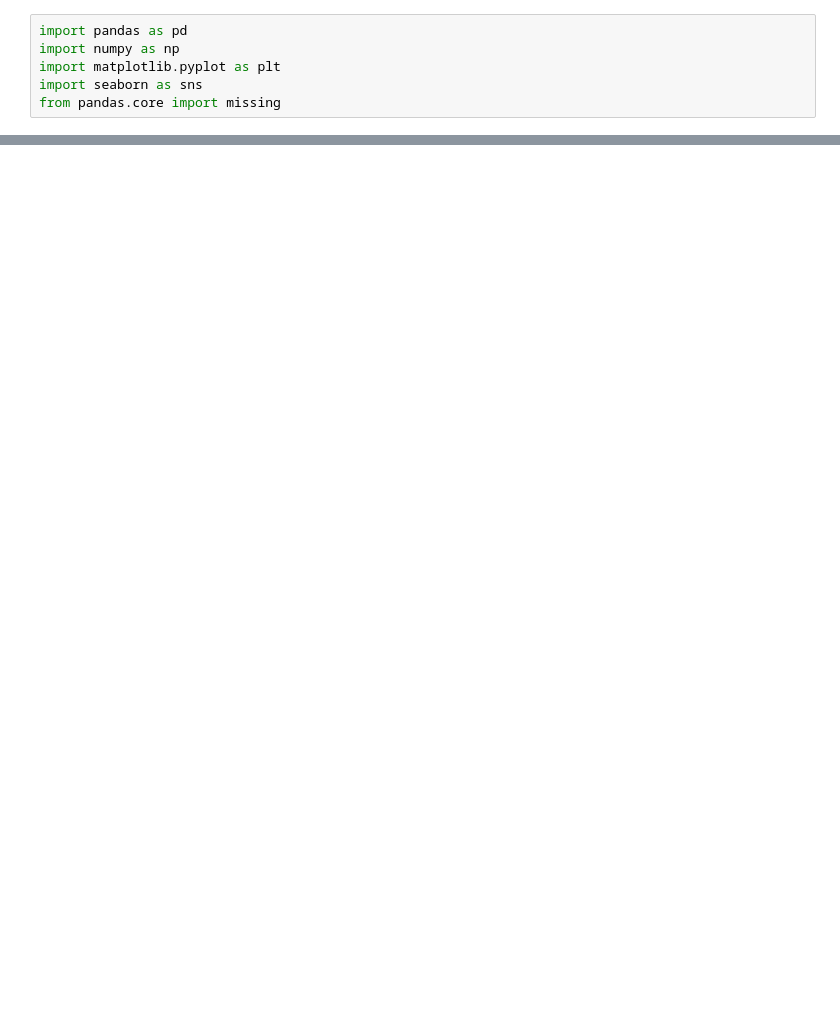
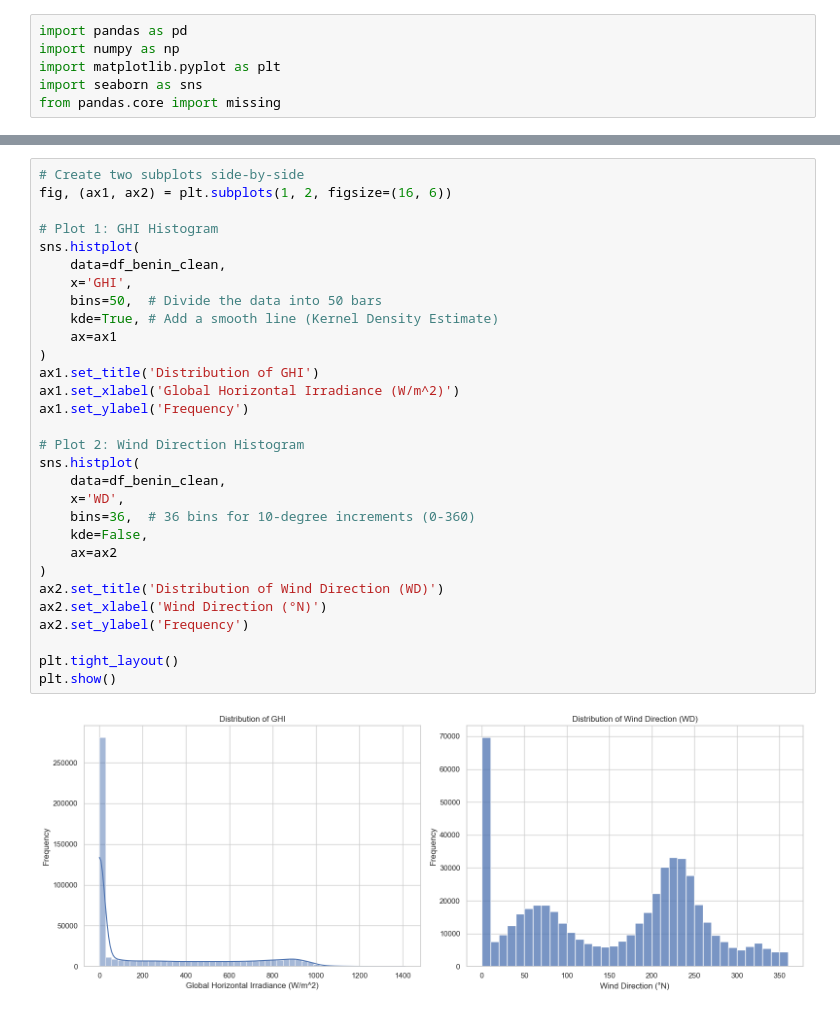
Before and after one commit to Onyxge/solar-challenge-week0, a Jupyter notebook: notebooks/benin_eda.ipynb, the cells around one changed output, grey strips where cells are left out. Cells and saved outputs as stored; diff of their text form; blank space fills up the shorter version.

```diff
--- a/notebooks/benin_eda.ipynb
+++ b/notebooks/benin_eda.ipynb
@@ -73,0 +261,32 @@ dtype: int64
+# %%
+# Create two subplots side-by-side
+fig, (ax1, ax2) = plt.subplots(1, 2, figsize=(16, 6))
+
+# Plot 1: GHI Histogram
+sns.histplot(
+    data=df_benin_clean,
+    x='GHI',
+    bins=50,  # Divide the data into 50 bars
+    kde=True, # Add a smooth line (Kernel Density Estimate)
+    ax=ax1
+)
+ax1.set_title('Distribution of GHI')
+ax1.set_xlabel('Global Horizontal Irradiance (W/m^2)')
+ax1.set_ylabel('Frequency')
+
+# Plot 2: Wind Direction Histogram
+sns.histplot(
+    data=df_benin_clean,
+    x='WD',
+    bins=36,  # 36 bins for 10-degree increments (0-360)
+    kde=False,
+    ax=ax2
+)
+ax2.set_title('Distribution of Wind Direction (WD)')
+ax2.set_xlabel('Wind Direction (°N)')
+ax2.set_ylabel('Frequency')
+
+plt.tight_layout()
+plt.show()
+# %% [output]
+[figure, added]
```
Also changed, not shown: parts of 12 cells of this notebook, 1 other file.
